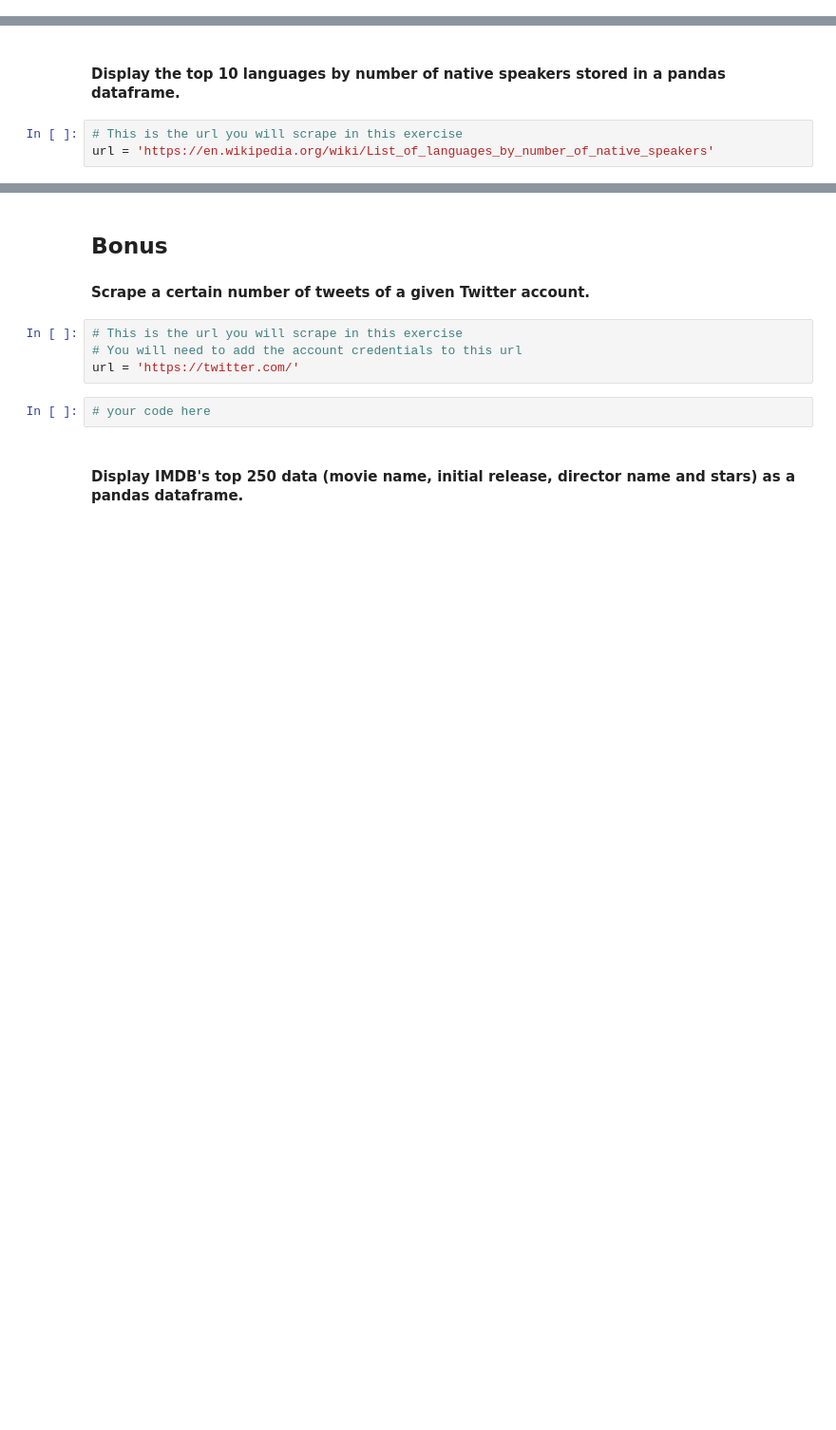
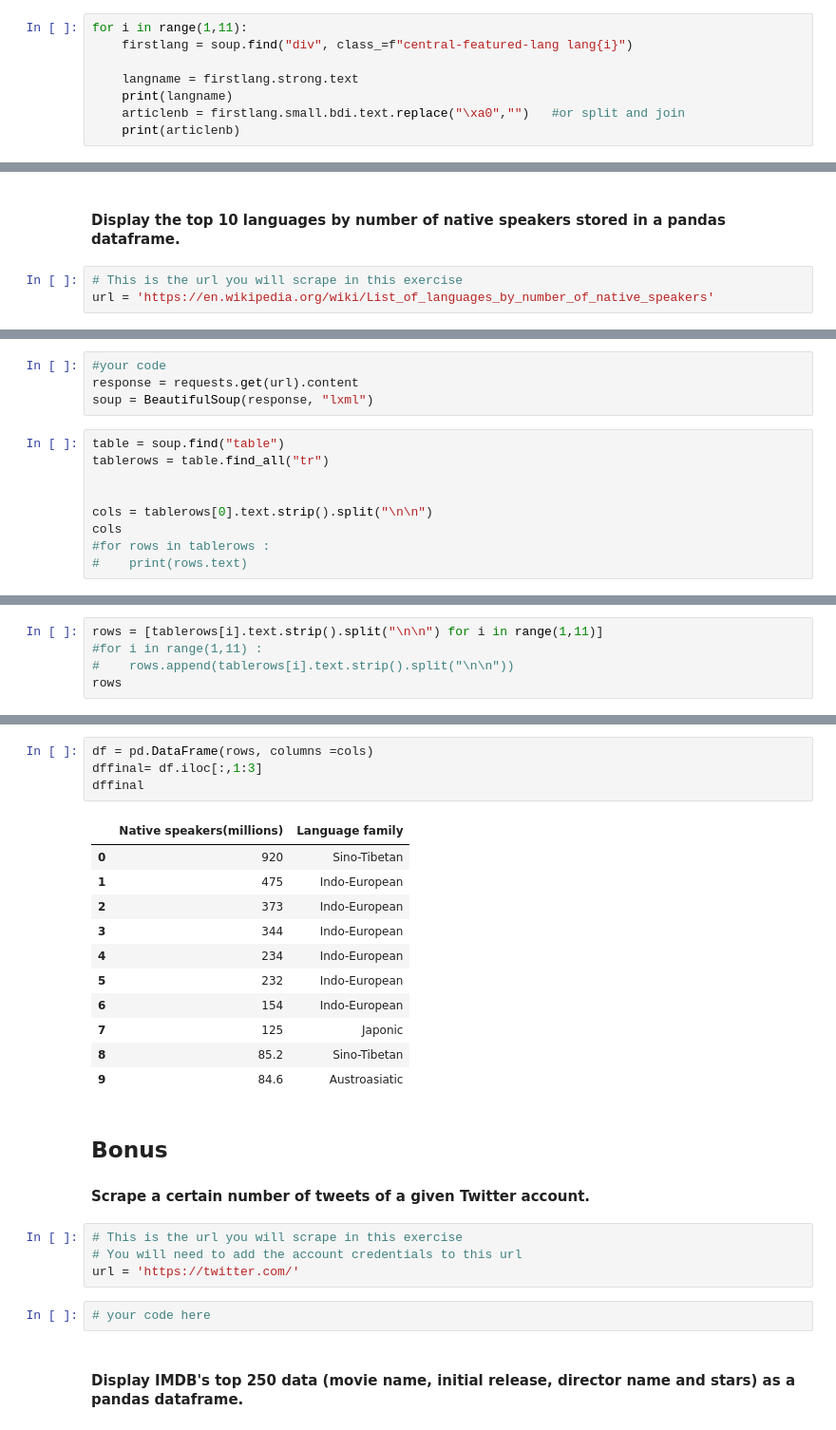
Before and after one commit to JaimeSastreCrespo/DAFT_1022, a Jupyter notebook: Module_1/Lab_16_Web-Scraping/main.ipynb, the cells around one changed output, grey strips where cells are left out. Shown at 95% size. Drawn from its saved outputs; the diff is of its cells as text; blank space fills up the shorter version.

```diff
--- a/Module_1/Lab_16_Web-Scraping/main.ipynb
+++ b/Module_1/Lab_16_Web-Scraping/main.ipynb
@@ -287,0 +333,8 @@ url = 'https://www.wikipedia.org/'
+# %%
+for i in range(1,11):
+    firstlang = soup.find("div", class_=f"central-featured-lang lang{i}")
+
+    langname = firstlang.strong.text
+    print(langname)
+    articlenb = firstlang.small.bdi.text.replace("\xa0","")   #or split and join
+    print(articlenb)
@@ -301,0 +420,13 @@ url = 'https://en.wikipedia.org/wiki/List_of_languages_by_number_of_native_speak
+# %%
+#your code
+response = requests.get(url).content
+soup = BeautifulSoup(response, "lxml")
+# %%
+table = soup.find("table")
+tablerows = table.find_all("tr")
+
+
+cols = tablerows[0].text.strip().split("\n\n")
+cols
+#for rows in tablerows :
+#    print(rows.text)
@@ -301,0 +435,5 @@ url = 'https://en.wikipedia.org/wiki/List_of_languages_by_number_of_native_speak
+# %%
+rows = [tablerows[i].text.strip().split("\n\n") for i in range(1,11)]
+#for i in range(1,11) :
+#    rows.append(tablerows[i].text.strip().split("\n\n"))
+rows
@@ -302,3 +454,19 @@ url = 'https://en.wikipedia.org/wiki/List_of_languages_by_number_of_native_speak
+# %%
+df = pd.DataFrame(rows, columns =cols)
+dffinal= df.iloc[:,1:3]
+dffinal
+# %% [output]
+|  | Native speakers(millions) | Language family |
+| 0 | 920 | Sino-Tibetan |
+| 1 | 475 | Indo-European |
+| 2 | 373 | Indo-European |
+| 3 | 344 | Indo-European |
+| 4 | 234 | Indo-European |
+| 5 | 232 | Indo-European |
+| 6 | 154 | Indo-European |
+| 7 | 125 | Japonic |
+| 8 | 85.2 | Sino-Tibetan |
+| 9 | 84.6 | Austroasiatic |
 # %% [markdown]
 ## Bonus
 #### Scrape a certain number of tweets of a given Twitter account.
```
Also changed, not shown: parts of 17 cells of this notebook.
